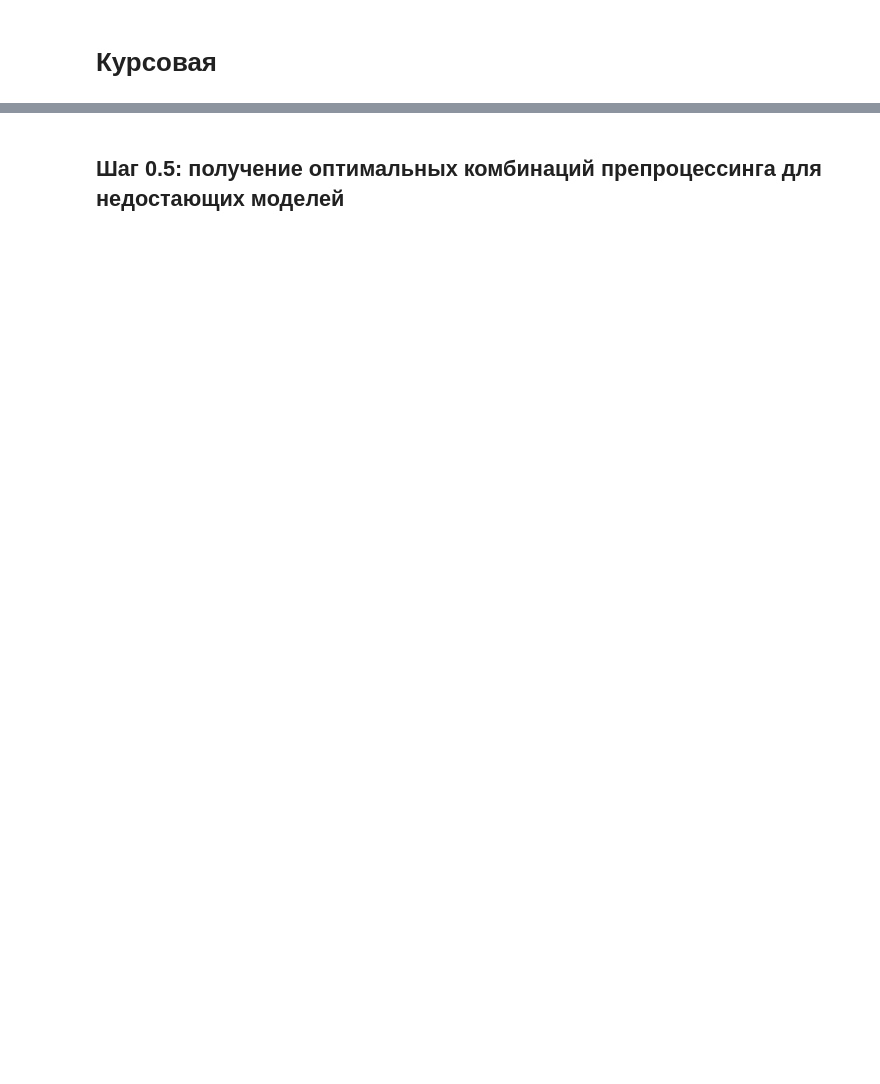
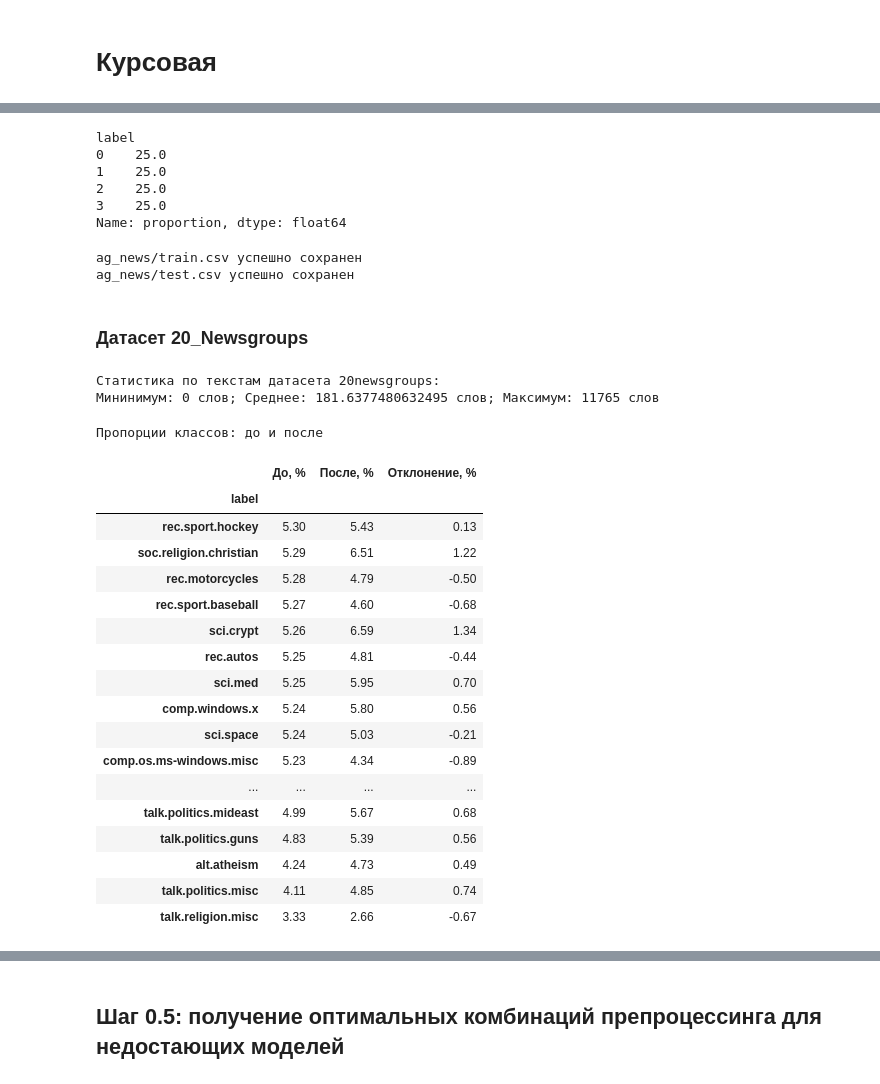
Before and after one commit to unclestep/text_topic_ml, a Jupyter notebook: main.ipynb, the cells around one changed output, grey strips where cells are left out. Saved outputs shown, nothing was run; the diff lists cells and outputs as text; code cells hidden in the pictures; blank space fills up the shorter version.

Commit message:
Пул моделей сужен до 3. Все датасеты подогнаны под заданный диапазон размеров. Выполнена балансировка классов

```diff
--- a/main.ipynb
+++ b/main.ipynb
@@ -76,0 +137,73 @@ ccdv_arxiv-classification/test.csv успешно сохранен
+# %%
+# дополнительно сбланарсируем классы
+min_count = agn_df["label"].value_counts().min()
+
+agn_balanced = agn_df.groupby("label", group_keys=False).apply(lambda x: x.sample(n=min_count, random_state=42)).reset_index(drop=True)
+
+agn_balanced["label"].value_counts(normalize=True) * 100 # пропорции после балансировки
+# %% [output]
+label
+0    25.0
+1    25.0
+2    25.0
+3    25.0
+Name: proportion, dtype: float64
+# %%
+# сохраним результат в таблицы
+agn_train, agn_test = train_test_split(agn_balanced, test_size=0.3, stratify=agn_balanced["label"], random_state=42) # вручную разбиваем на train и test
+dataset = {"train": agn_train, "test": agn_test} # создаем общий датасет чтобы передать в функцию
+
+save_dataset(dataset, "train", "ag_news")
+save_dataset(dataset, "test", "ag_news")
+# %% [output]
+ag_news/train.csv успешно сохранен
+ag_news/test.csv успешно сохранен
+# %% [markdown]
+### Датасет **20_Newsgroups**
+# %%
+ng_ds = fetch_20newsgroups(subset="all", remove=('headers','footers','quotes')) # очищаем от нерелевантной информации
+
+ng_df = pd.DataFrame({
+    "text": ng_ds.data,
+    "label": [ng_ds.target_names[i] for i in ng_ds.target]
+})
+
+word_counts = ng_df["text"].apply(lambda x: len(str(x).split()))
+
+print(f"Статистика по текстам датасета 20newsgroups:")
+print(f"Мининимум: {word_counts.min()} слов; Среднее: {word_counts.mean()} слов; Максимум: {word_counts.max()} слов")
+# %% [output]
+Статистика по текстам датасета 20newsgroups:
+Мининимум: 0 слов; Среднее: 181.6377480632495 слов; Максимум: 11765 слов
+# %%
+# сократим диапазон до заданного в курсовой
+before = ng_df["label"].value_counts(normalize=True) * 100 # пропорции до
+ng_df = ng_df[ng_df["text"].str.strip().str.split().str.len().between(120, 300)].reset_index(drop=True) # сужаем диапазон до заданного
+after = ng_df["label"].value_counts(normalize=True) * 100 # пропорции после
+
+comparison = pd.concat([before, after], axis=1, keys=["До, %", "После, %"]) # общая таблица
+comparison["Отклонение, %"] = (comparison["После, %"] - comparison["До, %"]) # столбик с отклонением
+comparison = comparison.round(2) # округляем до 2 знаков после запятой
+
+print("Пропорции классов: до и после")
+comparison
+# %% [output]
+Пропорции классов: до и после
+|  | До, % | После, % | Отклонение, % |
+| label |  |  |  |
+| rec.sport.hockey | 5.30 | 5.43 | 0.13 |
+| soc.religion.christian | 5.29 | 6.51 | 1.22 |
+| rec.motorcycles | 5.28 | 4.79 | -0.50 |
+| rec.sport.baseball | 5.27 | 4.60 | -0.68 |
+| sci.crypt | 5.26 | 6.59 | 1.34 |
+| rec.autos | 5.25 | 4.81 | -0.44 |
+| sci.med | 5.25 | 5.95 | 0.70 |
+| comp.windows.x | 5.24 | 5.80 | 0.56 |
+| sci.space | 5.24 | 5.03 | -0.21 |
+| comp.os.ms-windows.misc | 5.23 | 4.34 | -0.89 |
+| ... | ... | ... | ... |
+| talk.politics.mideast | 4.99 | 5.67 | 0.68 |
+| talk.politics.guns | 4.83 | 5.39 | 0.56 |
+| alt.atheism | 4.24 | 4.73 | 0.49 |
+| talk.politics.misc | 4.11 | 4.85 | 0.74 |
+| talk.religion.misc | 3.33 | 2.66 | -0.67 |
```
Also changed, not shown: parts of 19 cells of this notebook, 11 other files.
